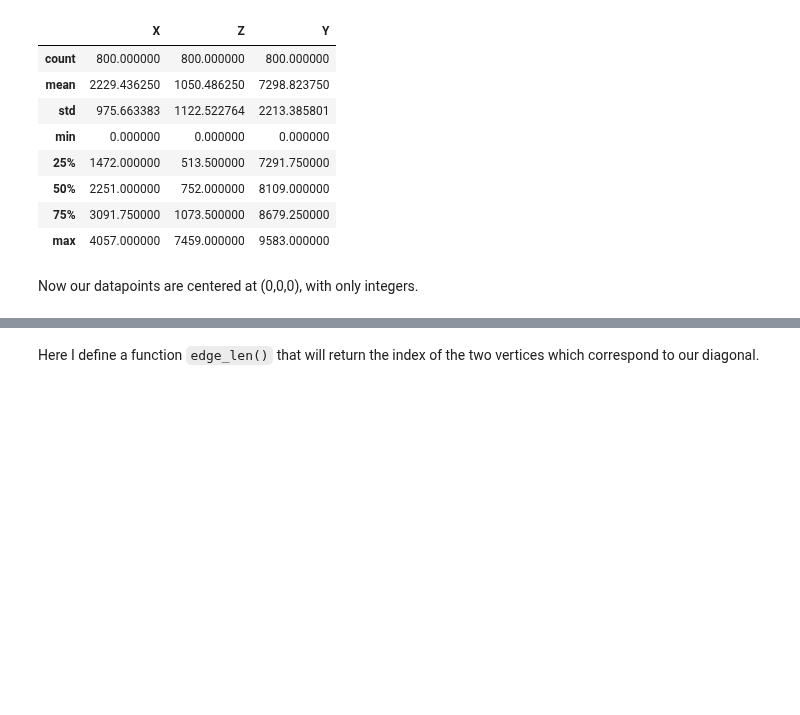
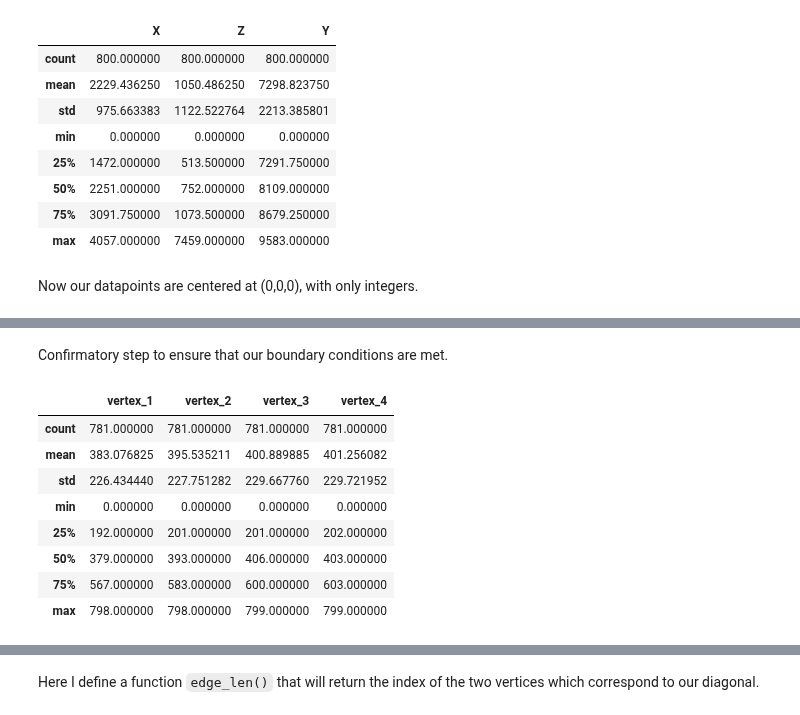
Before and after one commit to suryashch/3d_modelling, a Jupyter notebook: reducing-mesh-density/notebooks/obj-eda.ipynb, the cells around one changed output, grey strips where cells are left out. Cells and saved outputs as stored; diff of their text form; code cells hidden in the pictures; blank space fills up the shorter version.

```diff
--- a/reducing-mesh-density/notebooks/obj-eda.ipynb
+++ b/reducing-mesh-density/notebooks/obj-eda.ipynb
@@ -380,0 +403,11 @@ Now our datapoints are centered at (0,0,0), with only integers.
+# %%
+faces_3 = faces[faces['vertex_4'].isna()]
+faces_4 = faces[faces['vertex_4'].notna()]
+
+faces_4 = faces_4.astype(int)
+faces_4['vertex_1'] = faces_4['vertex_1'] - 1
+faces_4['vertex_2'] = faces_4['vertex_2'] - 1
+faces_4['vertex_3'] = faces_4['vertex_3'] - 1
+faces_4['vertex_4'] = faces_4['vertex_4'] - 1
+
+faces_4.head()
@@ -380,0 +437,14 @@ Now our datapoints are centered at (0,0,0), with only integers.
+# %% [markdown]
+Confirmatory step to ensure that our boundary conditions are met.
+# %%
+faces_4.describe()
+# %% [output]
+|  | vertex_1 | vertex_2 | vertex_3 | vertex_4 |
+| count | 781.000000 | 781.000000 | 781.000000 | 781.000000 |
+| mean | 383.076825 | 395.535211 | 400.889885 | 401.256082 |
+| std | 226.434440 | 227.751282 | 229.667760 | 229.721952 |
+| min | 0.000000 | 0.000000 | 0.000000 | 0.000000 |
+| 25% | 192.000000 | 201.000000 | 201.000000 | 202.000000 |
+| 50% | 379.000000 | 393.000000 | 406.000000 | 403.000000 |
+| 75% | 567.000000 | 583.000000 | 600.000000 | 603.000000 |
+| max | 798.000000 | 798.000000 | 799.000000 | 799.000000 |
```
Also changed, not shown: parts of 14 cells of this notebook.
